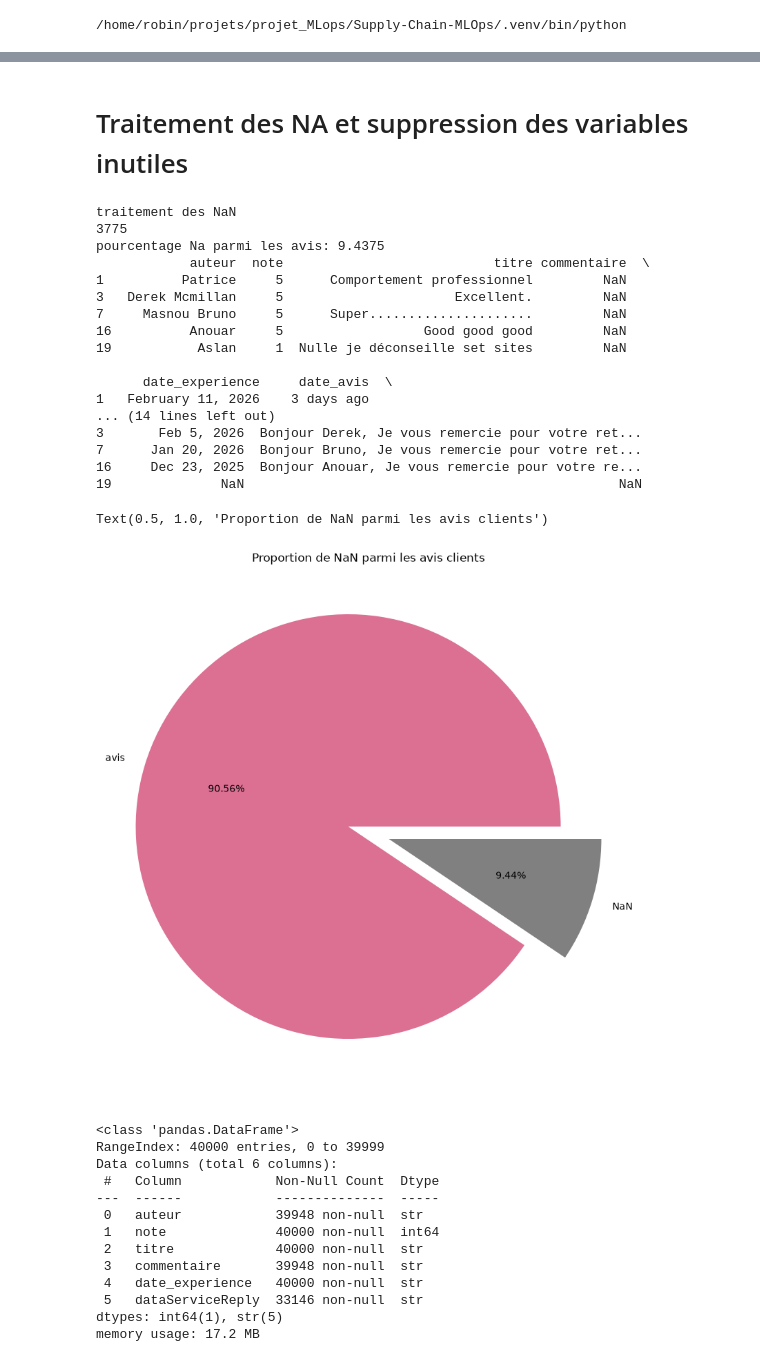
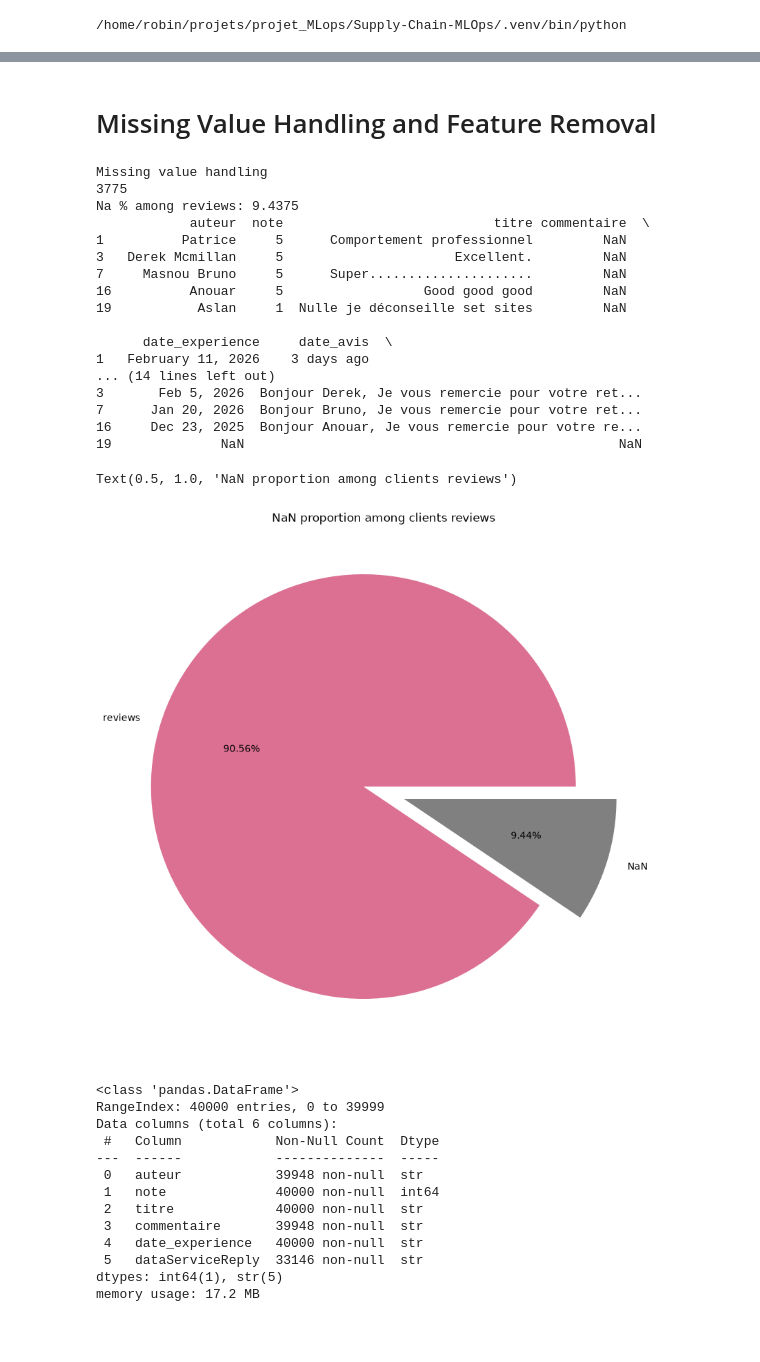
Before and after one commit to Robin-Mom/Supply-Chain-MLOps, a Jupyter notebook: notebooks/01_exploration.ipynb, the cells around one changed output, grey strips where cells are left out. Cells and saved outputs as stored; diff of their text form; code cells hidden in the pictures; blank space fills up the shorter version.

```diff
--- a/notebooks/01_exploration.ipynb
+++ b/notebooks/01_exploration.ipynb
@@ -62,38 +63,38 @@ None
 # %% [markdown]
-# Traitement des NA et suppression des variables inutiles
+# Missing Value Handling and Feature Removal
 # %%
-print('traitement des NaN')
+print('Missing value handling')
 
 print(df['commentaire'].isna().sum())
-print('pourcentage Na parmi les avis:', df['commentaire'].isna().sum()/len(df['commentaire'])*100)
+print('Na % among reviews:', df['commentaire'].isna().sum()/len(df['commentaire'])*100)
 print(df[df['commentaire'].isna()].head())
 
 
 plt.figure(figsize=(10,10))
 plt.pie(df["commentaire"].isna().value_counts(normalize=True),
-            labels=['avis', 'NaN'],
+            labels=['reviews', 'NaN'],
             explode=[0.1, 0.1],
             autopct="%0.2f%%",
             colors=["palevioletred", "grey"])
-plt.title('Proportion de NaN parmi les avis clients')
+plt.title('NaN proportion among clients reviews')
 # %% [output]
-traitement des NaN
+Missing value handling
 3775
-pourcentage Na parmi les avis: 9.4375
+Na % among reviews: 9.4375
             auteur  note                           titre commentaire  \
 1          Patrice     5      Comportement professionnel         NaN
 3   Derek Mcmillan     5                      Excellent.         NaN
 7     Masnou Bruno     5      Super.....................         NaN
 16          Anouar     5                  Good good good         NaN
 19           Aslan     1  Nulle je déconseille set sites         NaN
 
       date_experience     date_avis  \
 1   February 11, 2026    3 days ago
 ... (14 lines left out)
 3       Feb 5, 2026  Bonjour Derek, Je vous remercie pour votre ret...
 7      Jan 20, 2026  Bonjour Bruno, Je vous remercie pour votre ret...
 16     Dec 23, 2025  Bonjour Anouar, Je vous remercie pour votre re...
 19              NaN                                                NaN
-Text(0.5, 1.0, 'Proportion de NaN parmi les avis clients')
+Text(0.5, 1.0, 'NaN proportion among clients reviews')
-[figure, old version]
+[figure, new version]
 # %%
```
Also changed, not shown: parts of 16 cells of this notebook, 3 other files.
